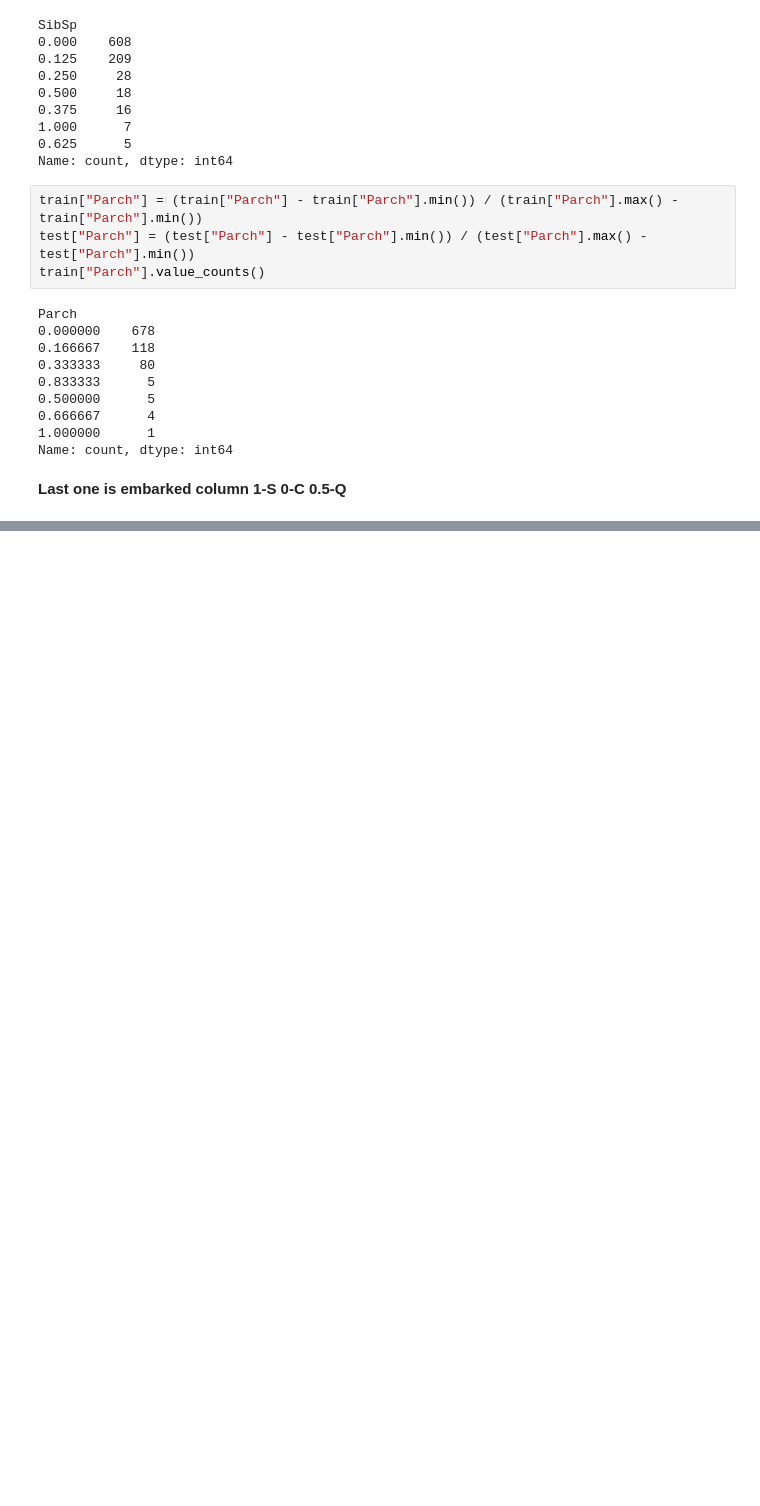
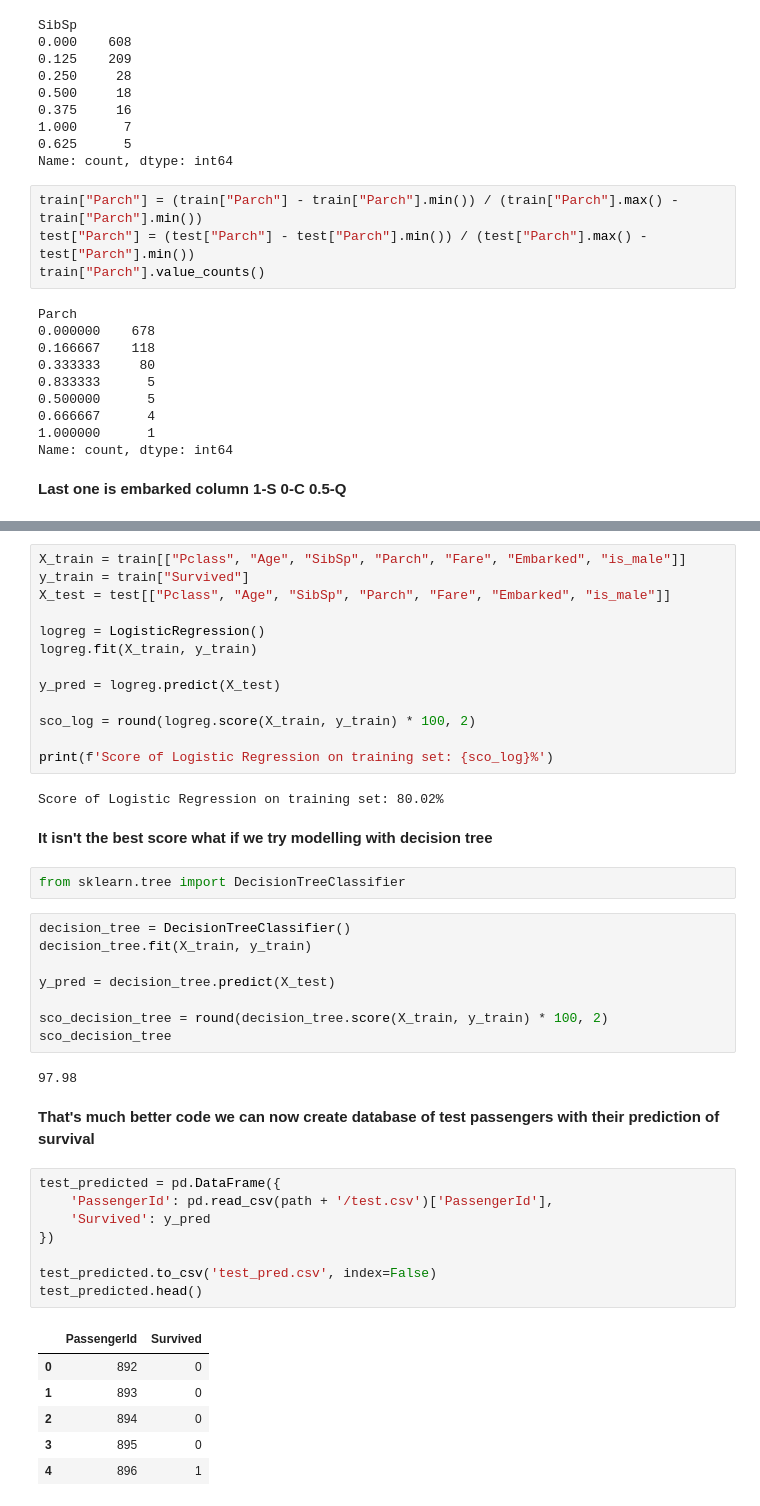
Before and after one commit to kasfro/Titanic-Machine-Learning-project, a Jupyter notebook: titanic-machine-learning.ipynb, the cells around one changed output, grey strips where cells are left out. Cells and saved outputs as stored; diff of their text form; blank space fills up the shorter version.

```diff
--- a/titanic-machine-learning.ipynb
+++ b/titanic-machine-learning.ipynb
@@ -578,0 +581,46 @@ memory usage: 55.8+ KB
+# %%
+X_train = train[["Pclass", "Age", "SibSp", "Parch", "Fare", "Embarked", "is_male"]]
+y_train = train["Survived"]
+X_test = test[["Pclass", "Age", "SibSp", "Parch", "Fare", "Embarked", "is_male"]]
+
+logreg = LogisticRegression()
+logreg.fit(X_train, y_train)
+
+y_pred = logreg.predict(X_test)
+
+sco_log = round(logreg.score(X_train, y_train) * 100, 2)
+
+print(f'Score of Logistic Regression on training set: {sco_log}%')
+# %% [output]
+Score of Logistic Regression on training set: 80.02%
+# %% [markdown]
+**It isn't the best score what if we try modelling with decision tree**
+# %%
+from sklearn.tree import DecisionTreeClassifier
+# %%
+decision_tree = DecisionTreeClassifier()
+decision_tree.fit(X_train, y_train)
+
+y_pred = decision_tree.predict(X_test)
+
+sco_decision_tree = round(decision_tree.score(X_train, y_train) * 100, 2)
+sco_decision_tree
+# %% [output]
+97.98
+# %% [markdown]
+**That's much better code we can now create database of test passengers with their prediction of survival**
+# %%
+test_predicted = pd.DataFrame({
+    'PassengerId': pd.read_csv(path + '/test.csv')['PassengerId'],
+    'Survived': y_pred
+})
+
+test_predicted.to_csv('test_pred.csv', index=False)
+test_predicted.head()
+# %% [output]
+|  | PassengerId | Survived |
+| 0 | 892 | 0 |
+| 1 | 893 | 0 |
+| 2 | 894 | 0 |
+| 3 | 895 | 0 |
+| 4 | 896 | 1 |
```
Also changed, not shown: parts of 3 cells of this notebook, 1 other file.
